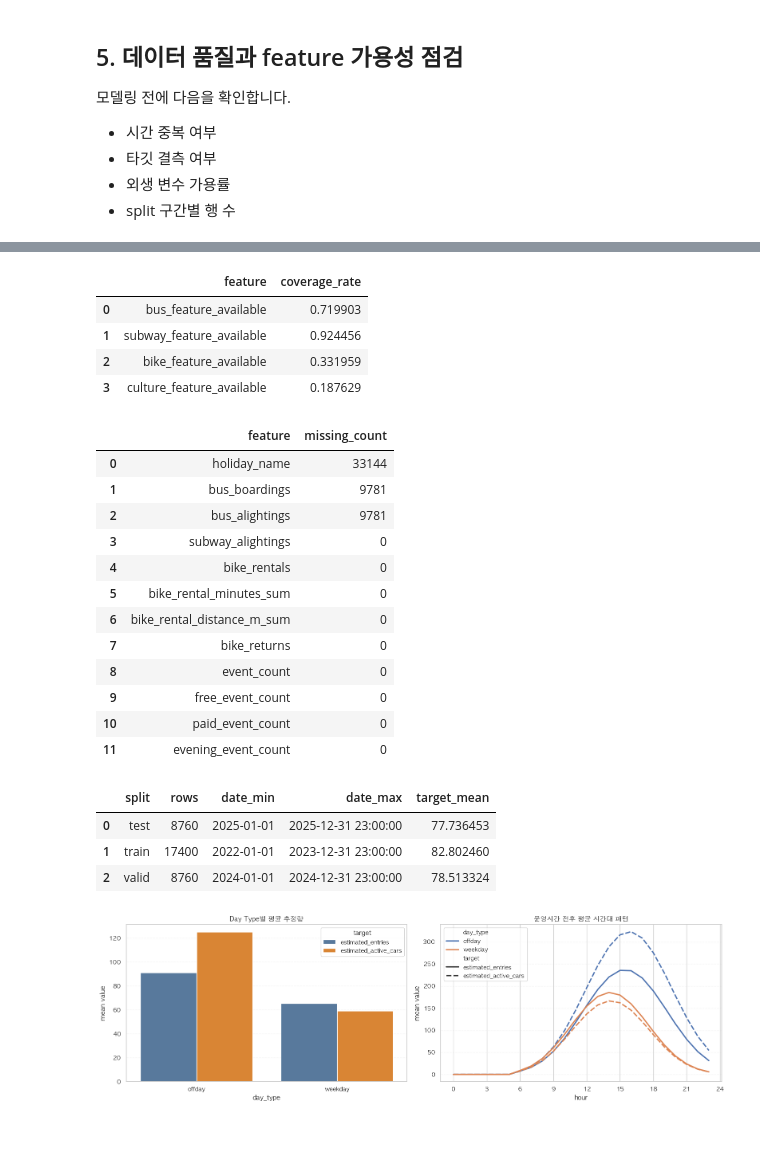
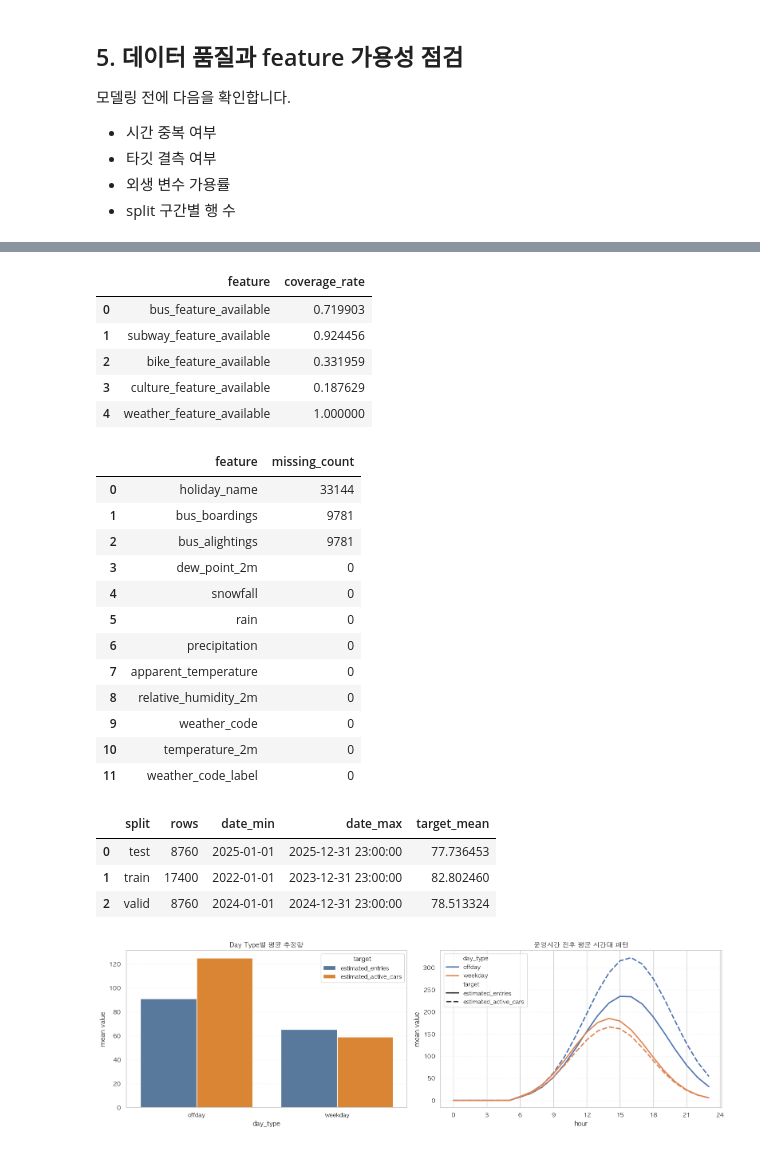
Before and after one commit to AI-MegaStudy/nanji_work, a Jupyter notebook: hmw/Note/nanji_ML.ipynb, the cells around one changed output, grey strips where cells are left out. Cells and saved outputs as stored; diff of their text form; code cells hidden in the pictures.

```diff
--- a/hmw/Note/nanji_ML.ipynb
+++ b/hmw/Note/nanji_ML.ipynb
@@ -54,6 +54,7 @@ DATASET_PATH = ROOT / 'ksm/nanji_hourly_modeling/nanji_hourly_model_dataset_2020
 RAW_DAILY_PATH = ROOT / 'hmw/Data/한강공원 주차장 일별 이용 현황.csv'
 METHODOLOGY_PATH = ROOT / 'ksm/nanji_hourly_modeling/nanji_hourly_dataset_methodology.md'
 FEATURE_DICT_PATH = ROOT / 'ksm/nanji_hourly_modeling/nanji_hourly_feature_dictionary.md'
+WEATHER_DATA_DIR = ROOT / 'ose/Data'
 OUTPUT_DIR = ROOT / 'hmw/Note/nanji_outputs'
 REPORT_PATH = ROOT / 'hmw/Note/nanji_weighted_ridge_modeling_report.md'
 OPERATING_HOURS = list(range(6, 24))
@@ -62,11 +63,19 @@ OUTPUT_DIR.mkdir(parents=True, exist_ok=True)
 TARGET = 'estimated_active_cars'
 ALPHA_GRID = [0.001, 0.01, 0.1, 1.0, 10.0, 100.0, 1000.0]
 DAY_TYPE_ORDER = ['weekday', 'offday']
+WEATHER_FEATURE_COLUMNS = [
+    'temperature_2m', 'relative_humidity_2m', 'dew_point_2m', 'apparent_temperature',
+    'precipitation', 'rain', 'snowfall', 'snow_depth', 'weather_code', 'pressure_msl',
+    'surface_pressure', 'cloud_cover', 'cloud_cover_low', 'cloud_cover_mid', 'cloud_cover_high',
+    'wind_speed_10m', 'wind_direction_10m', 'wind_gusts_10m', 'shortwave_radiation',
+    'direct_radiation', 'diffuse_radiation', 'sunshine_duration',
+]
 
 print('ROOT:', ROOT)
 print('DATASET_PATH:', DATASET_PATH)
 print('RAW_DAILY_PATH:', RAW_DAILY_PATH)
 print('REPORT_PATH:', REPORT_PATH)
+print('WEATHER_DATA_DIR:', WEATHER_DATA_DIR)
 # %% [output]
 ROOT: /Users/electrozone/Documents/nanji_work
 DATASET_PATH: /Users/electrozone/Documents/nanji_work/ksm/nanji_hourly_modeling/nanji_hourly_model_dataset_2020_2026.csv
@@ -84,6 +94,22 @@ REPORT_PATH: /Users/electrozone/Documents/nanji_work/hmw/Note/nanji_weighted_rid
 # %%
 df = pd.read_csv(DATASET_PATH, parse_dates=['datetime', 'date'])
 df = df[df['year'].between(2022, 2025)].copy()
+
+weather_frames = []
+for year in range(2022, 2026):
+    weather_path = WEATHER_DATA_DIR / f'open_meteo_nanji_{year}.csv'
+    weather_df = pd.read_csv(weather_path, parse_dates=['datetime', 'date'])
+    weather_frames.append(weather_df)
+weather_df = (
+    pd.concat(weather_frames, ignore_index=True)
+    .sort_values('datetime')
+    .drop_duplicates('datetime')
+    .reset_index(drop=True)
+)
+weather_keep_cols = ['datetime', 'weather_code_label', *WEATHER_FEATURE_COLUMNS]
+df = df.merge(weather_df[weather_keep_cols], on='datetime', how='left')
+df['weather_feature_available'] = df['temperature_2m'].notna().astype(int)
+
 raw_daily = pd.read_csv(RAW_DAILY_PATH, encoding='cp949')
 raw_daily = raw_daily[raw_daily['주차장명'].astype(str).str.contains('난지', na=False)].copy()
 raw_daily['날짜'] = pd.to_datetime(raw_daily['날짜'])
@@ -115,7 +141,7 @@ summary_df = pd.DataFrame([
         'rows': len(df),
         'date_min': df['datetime'].min(),
         'date_max': df['datetime'].max(),
-        'note': '시간별 추정 타깃 + 외생 변수 결합본',
+        'note': '시간별 추정 타깃 + 외생 변수 + 날씨 결합본',
     },
     {
         'dataset': '난지 일별 주차 원본',
@@ -124,6 +150,13 @@ summary_df = pd.DataFrame([
         'date_max': raw_daily_summary['날짜'].max(),
         'note': '주차장명 == 난지1,2,3,4주차장 필터 후 일별 합산',
     },
+    {
+        'dataset': '난지 시간별 날씨 데이터',
+        'rows': len(weather_df),
+        'date_min': weather_df['datetime'].min(),
+        'date_max': weather_df['datetime'].max(),
+        'note': 'Open-Meteo 기반 시간별 기상 데이터',
+    },
 ])
 
 display(summary_df)
@@ -503,7 +585,7 @@ quality_df = pd.DataFrame([
 ])
 
 coverage_df = (
-    df[['bus_feature_available', 'subway_feature_available', 'bike_feature_available', 'culture_feature_available']]
+    df[['bus_feature_available', 'subway_feature_available', 'bike_feature_available', 'culture_feature_available', 'weather_feature_available']]
     .mean()
     .rename('coverage_rate')
     .reset_index()
@@ -518,42 +600,43 @@ missing_df = (
     .rename(columns={'index': 'feature'})
     .head(12)
 )
 
 split_summary = (
     df.groupby('split', as_index=False)
     .agg(
         rows=('datetime', 'size'),
         date_min=('datetime', 'min'),
         date_max=('datetime', 'max'),
         target_mean=(TARGET, 'mean'),
     )
 )
 
 display(quality_df)
 display(coverage_df)
 display(missing_df)
 display(split_summary)
 # %% [output]
 |  | rows | unique_datetime | duplicate_rows | target_missing | target_min | target_max | date_min | date_max |
 | 0 | 34920 | 34920 | 0 | 0 | 0.0 | 1219.573526 | 2022-01-01 | 2025-12-31 23:00:00 |
 |  | feature | coverage_rate |
 | 0 | bus_feature_available | 0.719903 |
 | 1 | subway_feature_available | 0.924456 |
 | 2 | bike_feature_available | 0.331959 |
 | 3 | culture_feature_available | 0.187629 |
+| 4 | weather_feature_available | 1.000000 |
 |  | feature | missing_count |
 | 0 | holiday_name | 33144 |
 | 1 | bus_boardings | 9781 |
 | 2 | bus_alightings | 9781 |
-| 3 | subway_alightings | 0 |
-| 4 | bike_rentals | 0 |
-| 5 | bike_rental_minutes_sum | 0 |
-| 6 | bike_rental_distance_m_sum | 0 |
-| 7 | bike_returns | 0 |
-| 8 | event_count | 0 |
-| 9 | free_event_count | 0 |
-| 10 | paid_event_count | 0 |
-| 11 | evening_event_count | 0 |
+| 3 | dew_point_2m | 0 |
+| 4 | snowfall | 0 |
+| 5 | rain | 0 |
+| 6 | precipitation | 0 |
+| 7 | apparent_temperature | 0 |
+| 8 | relative_humidity_2m | 0 |
+| 9 | weather_code | 0 |
+| 10 | temperature_2m | 0 |
+| 11 | weather_code_label | 0 |
 |  | split | rows | date_min | date_max | target_mean |
 | 0 | test | 8760 | 2025-01-01 | 2025-12-31 23:00:00 | 77.736453 |
 | 1 | train | 17400 | 2022-01-01 | 2023-12-31 23:00:00 | 82.802460 |
```
Also changed, not shown: parts of 14 cells of this notebook, 12 other files.
